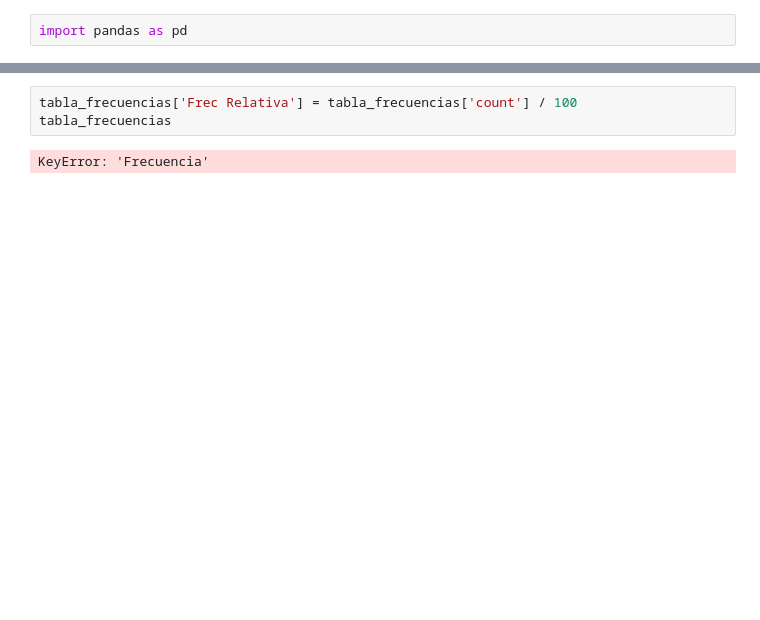
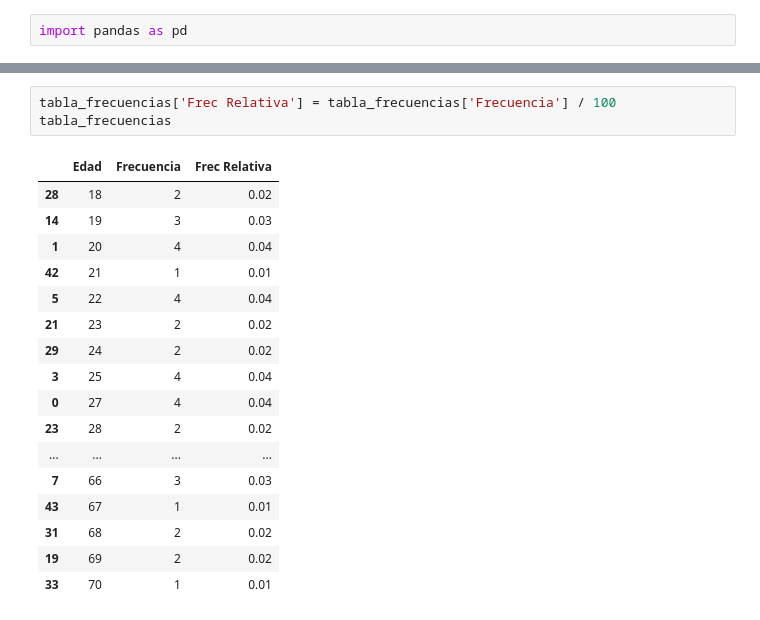
Before and after one commit to 25041032-Jocelyn/PROBABILIDAD-Y-ESTADISTICA, a Jupyter notebook: Unidad1/Practica_3.ipynb, the cells around one changed output, grey strips where cells are left out. Drawn from its saved outputs; the diff is of its cells as text; blank space fills up the shorter version.

```diff
--- a/Unidad1/Practica_3.ipynb
+++ b/Unidad1/Practica_3.ipynb
@@ -72,8 +72,24 @@ Tabla de Distribución de Frecuencias
 # %%
-tabla_frecuencias['Frec Relativa'] = tabla_frecuencias['count'] / 100
+tabla_frecuencias['Frec Relativa'] = tabla_frecuencias['Frecuencia'] / 100
 tabla_frecuencias
 # %% [output]
-KeyError: 'Frecuencia'
+|  | Edad | Frecuencia | Frec Relativa |
+| 28 | 18 | 2 | 0.02 |
+| 14 | 19 | 3 | 0.03 |
+| 1 | 20 | 4 | 0.04 |
+| 42 | 21 | 1 | 0.01 |
+| 5 | 22 | 4 | 0.04 |
+| 21 | 23 | 2 | 0.02 |
+| 29 | 24 | 2 | 0.02 |
+| 3 | 25 | 4 | 0.04 |
+| 0 | 27 | 4 | 0.04 |
+| 23 | 28 | 2 | 0.02 |
+| ... | ... | ... | ... |
+| 7 | 66 | 3 | 0.03 |
+| 43 | 67 | 1 | 0.01 |
+| 31 | 68 | 2 | 0.02 |
+| 19 | 69 | 2 | 0.02 |
+| 33 | 70 | 1 | 0.01 |
 # %%
 tabla_frecuencias['Frec Porcentual'] = tabla_frecuencias['Frecuencia']/100*100
 tabla_frecuencias
```
Also changed, not shown: parts of 5 cells of this notebook.
